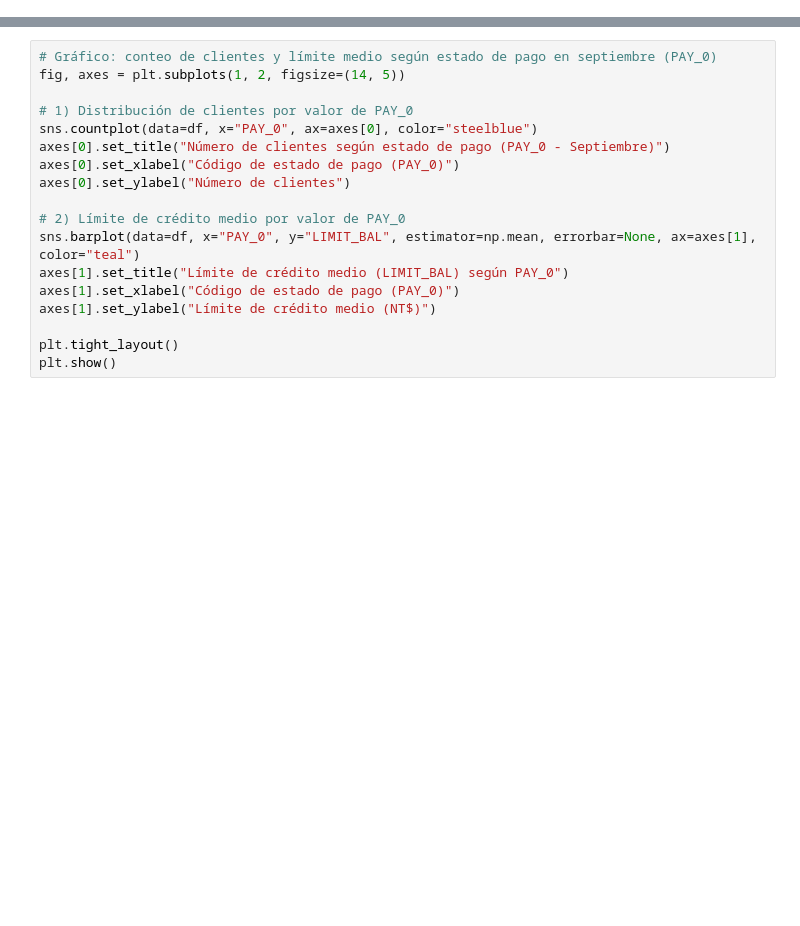
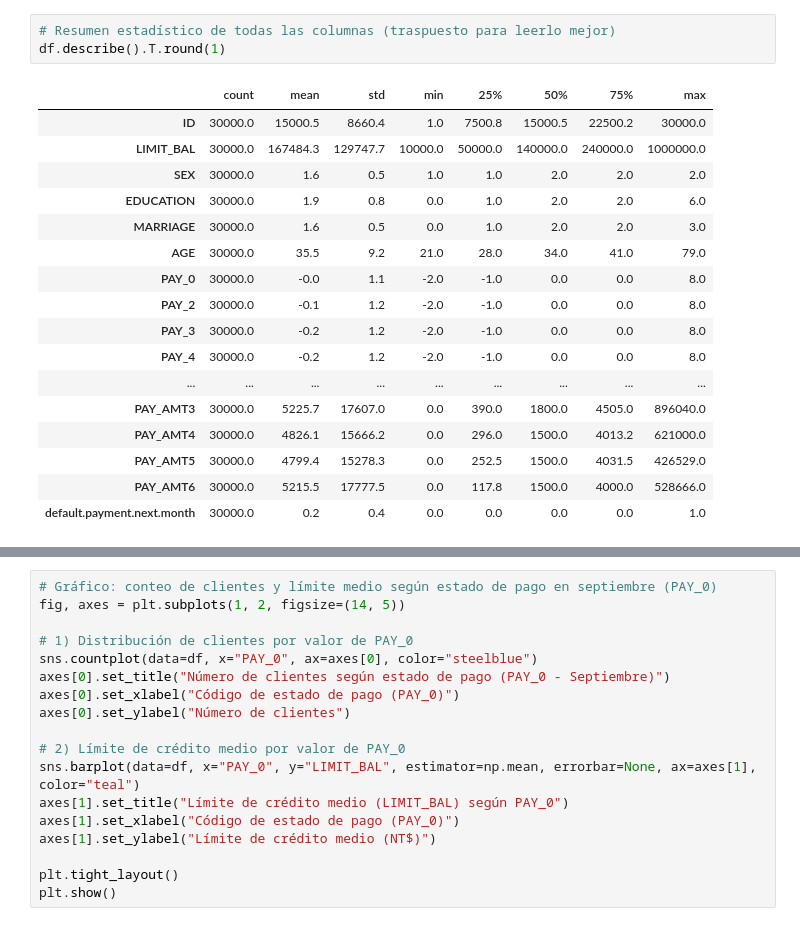
Before and after one commit to Bootcamp-DA-P3/DA-Projecto-7-Regression-Franco-Olena, a Jupyter notebook: notebooks/proyecto_regresion.ipynb, the cells around one changed output, grey strips where cells are left out. Drawn from its saved outputs; the diff is of its cells as text; blank space fills up the shorter version.

```diff
--- a/notebooks/01b_eda_historial.ipynb
+++ b/notebooks/proyecto_regresion.ipynb
@@ -43,0 +92,21 @@ Filas duplicadas: 0
+# %%
+# Resumen estadístico de todas las columnas (traspuesto para leerlo mejor)
+df.describe().T.round(1)
+# %% [output]
+|  | count | mean | std | min | 25% | 50% | 75% | max |
+| ID | 30000.0 | 15000.5 | 8660.4 | 1.0 | 7500.8 | 15000.5 | 22500.2 | 30000.0 |
+| LIMIT_BAL | 30000.0 | 167484.3 | 129747.7 | 10000.0 | 50000.0 | 140000.0 | 240000.0 | 1000000.0 |
+| SEX | 30000.0 | 1.6 | 0.5 | 1.0 | 1.0 | 2.0 | 2.0 | 2.0 |
+| EDUCATION | 30000.0 | 1.9 | 0.8 | 0.0 | 1.0 | 2.0 | 2.0 | 6.0 |
+| MARRIAGE | 30000.0 | 1.6 | 0.5 | 0.0 | 1.0 | 2.0 | 2.0 | 3.0 |
+| AGE | 30000.0 | 35.5 | 9.2 | 21.0 | 28.0 | 34.0 | 41.0 | 79.0 |
+| PAY_0 | 30000.0 | -0.0 | 1.1 | -2.0 | -1.0 | 0.0 | 0.0 | 8.0 |
+| PAY_2 | 30000.0 | -0.1 | 1.2 | -2.0 | -1.0 | 0.0 | 0.0 | 8.0 |
+| PAY_3 | 30000.0 | -0.2 | 1.2 | -2.0 | -1.0 | 0.0 | 0.0 | 8.0 |
+| PAY_4 | 30000.0 | -0.2 | 1.2 | -2.0 | -1.0 | 0.0 | 0.0 | 8.0 |
+| ... | ... | ... | ... | ... | ... | ... | ... | ... |
+| PAY_AMT3 | 30000.0 | 5225.7 | 17607.0 | 0.0 | 390.0 | 1800.0 | 4505.0 | 896040.0 |
+| PAY_AMT4 | 30000.0 | 4826.1 | 15666.2 | 0.0 | 296.0 | 1500.0 | 4013.2 | 621000.0 |
+| PAY_AMT5 | 30000.0 | 4799.4 | 15278.3 | 0.0 | 252.5 | 1500.0 | 4031.5 | 426529.0 |
+| PAY_AMT6 | 30000.0 | 5215.5 | 17777.5 | 0.0 | 117.8 | 1500.0 | 4000.0 | 528666.0 |
+| default.payment.next.month | 30000.0 | 0.2 | 0.4 | 0.0 | 0.0 | 0.0 | 0.0 | 1.0 |
```
Also changed, not shown: parts of 29 cells of this notebook, 3 other files.
